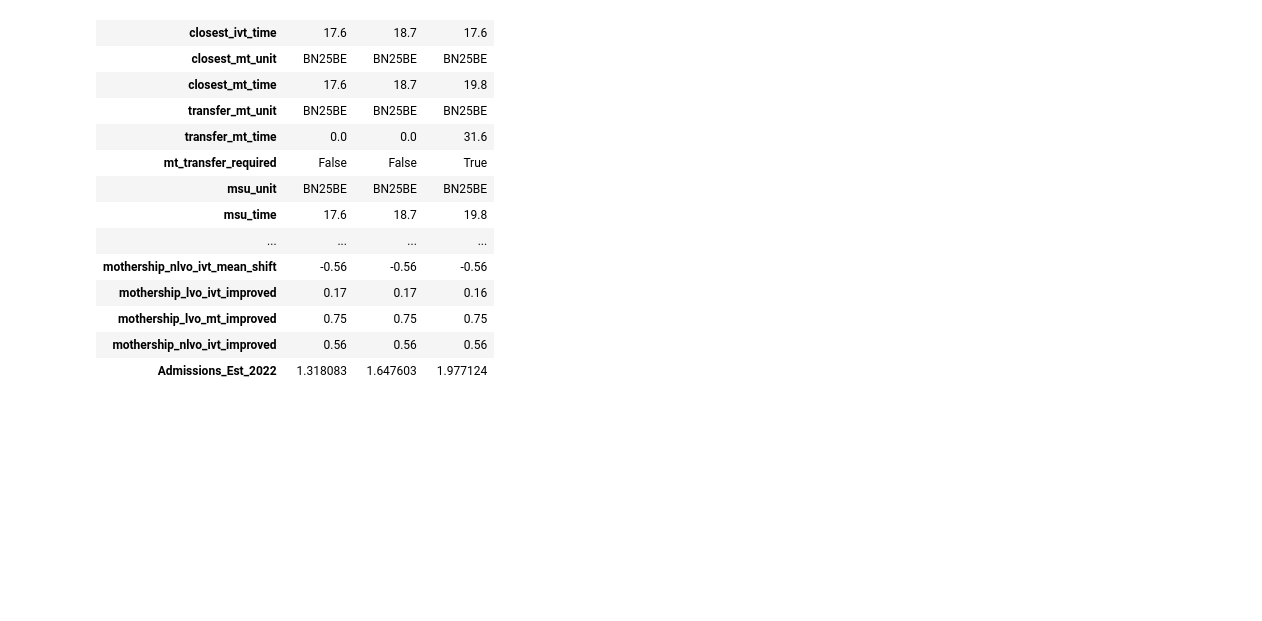
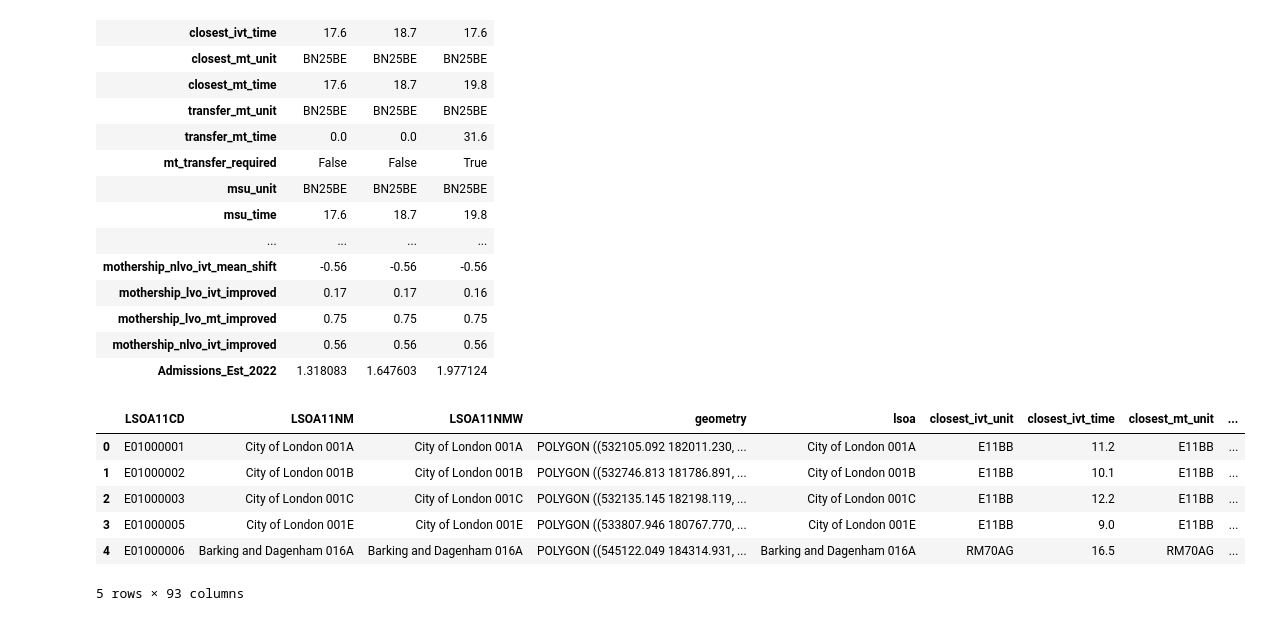
Before and after one commit to stroke-optimist/deterministic_geographic_model, a Jupyter notebook: model_1/lsoa_analysis.ipynb, the cells around one changed output. Cells and saved outputs as stored; diff of their text form; code cells hidden in the pictures; blank space fills up the shorter version.

```diff
--- a/model_1/lsoa_analysis.ipynb
+++ b/model_1/lsoa_analysis.ipynb
@@ -93,3 +106,17 @@ lsoa_data.head(3).T
 | mothership_lvo_mt_improved | 0.75 | 0.75 | 0.75 |
 | mothership_nlvo_ivt_improved | 0.56 | 0.56 | 0.56 |
 | Admissions_Est_2022 | 1.318083 | 1.647603 | 1.977124 |
+# %%
+# Merge with shape file
+
+#lsoa_data_gdf = lsoa_data.merge(lsoa_gdf, left_on='lsoa', right_on='LSOA11NM', how='left')
+lsoa_data_gdf = lsoa_gdf.merge(lsoa_data, left_on='LSOA11NM', right_on='lsoa', how='left')
+lsoa_data_gdf.head()
+# %% [output]
+|  | LSOA11CD | LSOA11NM | LSOA11NMW | geometry | lsoa | closest_ivt_unit | closest_ivt_time | closest_mt_unit | ... |
+| 0 | E01000001 | City of London 001A | City of London 001A | POLYGON ((532105.092 182011.230, ... | City of London 001A | E11BB | 11.2 | E11BB | ... |
+| 1 | E01000002 | City of London 001B | City of London 001B | POLYGON ((532746.813 181786.891, ... | City of London 001B | E11BB | 10.1 | E11BB | ... |
+| 2 | E01000003 | City of London 001C | City of London 001C | POLYGON ((532135.145 182198.119, ... | City of London 001C | E11BB | 12.2 | E11BB | ... |
+| 3 | E01000005 | City of London 001E | City of London 001E | POLYGON ((533807.946 180767.770, ... | City of London 001E | E11BB | 9.0 | E11BB | ... |
+| 4 | E01000006 | Barking and Dagenham 016A | Barking and Dagenham 016A | POLYGON ((545122.049 184314.931, ... | Barking and Dagenham 016A | RM70AG | 16.5 | RM70AG | ... |
+5 rows × 93 columns
```
Also changed, not shown: parts of 7 cells of this notebook, 2 other files.
